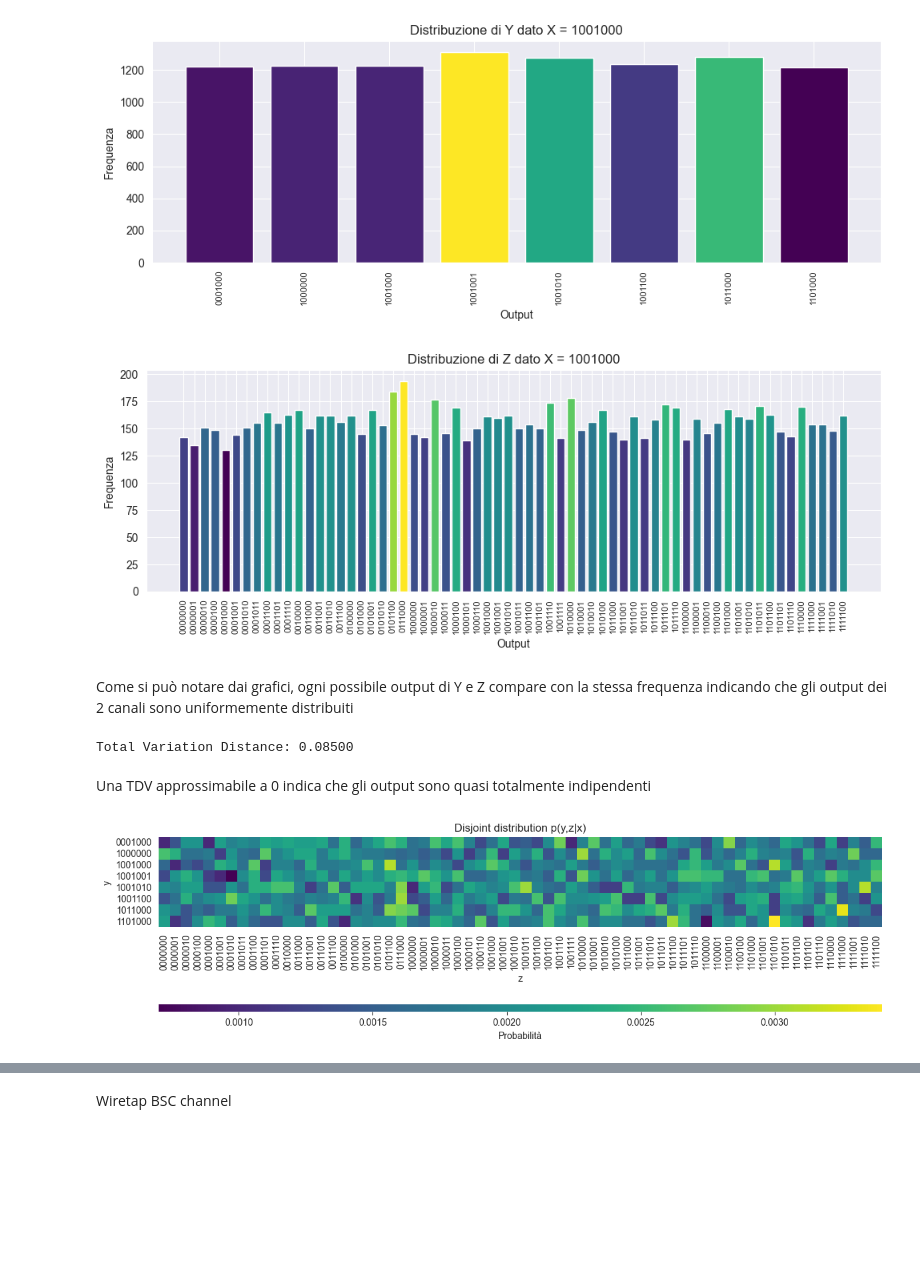
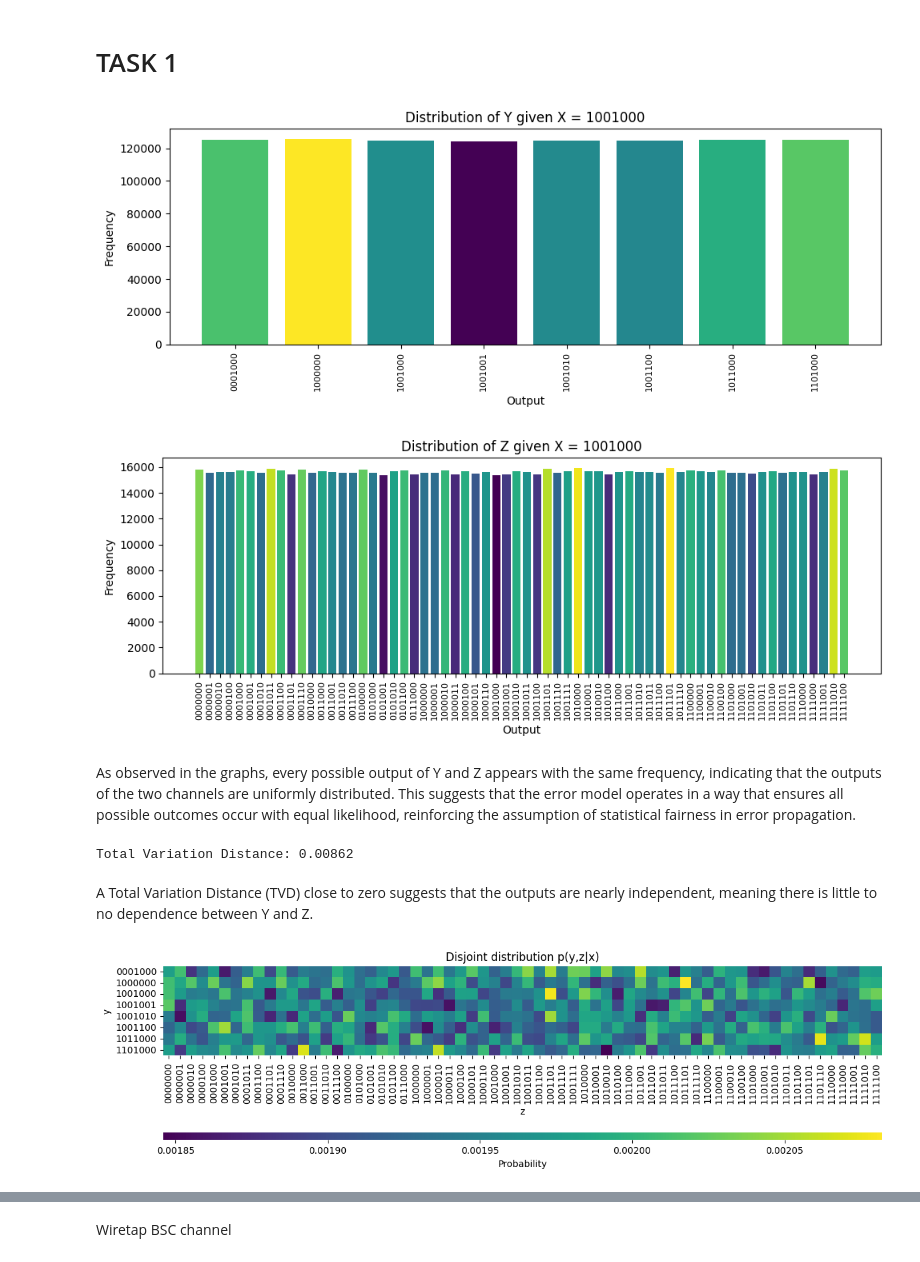
Before and after one commit to Symon02/Information-Security, a Jupyter notebook: lab2/nb.ipynb, the cells around one changed output, grey strips where cells are left out. Cells and saved outputs as stored; diff of their text form; code cells hidden in the pictures; blank space fills up the shorter version.

```diff
--- a/lab2/nb.ipynb
+++ b/lab2/nb.ipynb
@@ -9,14 +11,15 @@ import numpy as np
 import seaborn as sns
 from tqdm import tqdm
 from statistics import mean, stdev
+# %% [markdown]
+# TASK 1
 # %%
 def hamming_distance(a, b):
+    """Calculate the Hamming distance between two binary strings."""
     return sum(x != y for x, y in zip(a, b))
 
 def generate_error_set(x, max_errors):
-    """
-    Genera tutti i vettori binari a distanza di Hamming ≤ max_errors da x.
-    """
+    """Generate all binary vectors with up to max_errors bit flips from x."""
     n = len(x)
     neighbors = set()
     x_int = int(x, 2)
@@ -33,52 +36,55 @@ def generate_error_set(x, max_errors):
 
 def wiretap_channel(x):
     """
-    Simula il canale wiretap:
-    - y: output del legittimo ricevitore (max 1 errore)
-    - z: output dell'eavesdropper (max 3 errori)
+    Simulate a wiretap channel:
+    - y: legitimate receiver's output (max 1 error)
+    - z: eavesdropper's output (max 3 errors)
     """
     Ty = generate_error_set(x, 1)
     Tz = generate_error_set(x, 3)
     y = random.choice(Ty)
     z = random.choice(Tz)
     return y, z
 
 def run_experiment(x, num_samples=10000):
+    """Run multiple simulations of the wiretap channel."""
     y_samples = []
     z_samples = []
 
     for _ in range(num_samples):
         y, z = wiretap_channel(x)
         y_samples.append(y)
         z_samples.append(z)
 
     return y_samples, z_samples
 
 def plot_distribution(samples, title):
+    """Plot the distribution of channel outputs."""
     counter = Counter(samples)
     labels, counts = zip(*sorted(counter.items()))
     plt.figure(figsize=(10, 4))
     plt.bar(labels, counts, color=plt.get_cmap("viridis")(rescale(counts)))
     plt.xticks(rotation=90, fontsize=8)
     plt.title(title)
     plt.xlabel("Output")
-    plt.ylabel("Frequenza")
+    plt.ylabel("Frequency")
     plt.tight_layout()
     plt.show()
 
 rescale = lambda y: (y - np.min(y)) / (np.max(y) - np.min(y))
 
 x_input = "1001000"
-y_samples, z_samples = run_experiment(x_input, 10000)
-plot_distribution(y_samples, "Distribuzione di Y dato X = 1001000")
-plot_distribution(z_samples, "Distribuzione di Z dato X = 1001000")
+y_samples, z_samples = run_experiment(x_input, 1000000)
+plot_distribution(y_samples, "Distribution of Y given X = 1001000")
+plot_distribution(z_samples, "Distribution of Z given X = 1001000")
 # %% [output]
-[figure, old version]
+[figure, new version]
-[figure, old version]
+[figure, new version]
 # %% [markdown]
-Come si può notare dai grafici, ogni possibile output di Y e Z compare con la stessa frequenza indicando che gli output dei 2 canali sono uniformemente distribuiti
+As observed in the graphs, every possible output of Y and Z appears with the same frequency, indicating that the outputs of the two channels are uniformly distributed. This suggests that the error model operates in a way that ensures all possible outcomes occur with equal likelihood, reinforcing the assumption of statistical fairness in error propagation.
 # %%
 def compute_tvd(y_samples, z_samples):
+    """Compute Total Variation Distance to check independence."""
     joint_counter = Counter(zip(y_samples, z_samples))
     y_counter = Counter(y_samples)
     z_counter = Counter(z_samples)
@@ -98,12 +104,12 @@ def compute_tvd(y_samples, z_samples):
 tvd_value = compute_tvd(y_samples, z_samples)
 print(f"Total Variation Distance: {tvd_value:.5f}")
 # %% [output]
-Total Variation Distance: 0.08500
+Total Variation Distance: 0.00862
 # %% [markdown]
-Una TDV approssimabile a 0 indica che gli output sono quasi totalmente indipendenti
+A Total Variation Distance (TVD) close to zero suggests that the outputs are nearly independent, meaning there is little to no dependence between Y and Z.
 # %%
 def plot_joint_heatmap(y_samples, z_samples, title="Disjoint distribution p(y,z|x)"):
-    # Prendi gli insiemi ordinati di y e z
+    """Plot heatmap of joint probability distribution."""
     y_vals = sorted(set(y_samples))
     z_vals = sorted(set(z_samples))
 
@@ -121,7 +127,11 @@ def plot_joint_heatmap(y_samples, z_samples, title="Disjoint distribution p(y,z|
     joint_matrix /= len(y_samples)
 
     plt.figure(figsize=(12, 8))
-    sns.heatmap(joint_matrix, xticklabels=z_vals, yticklabels=y_vals, cmap="viridis", cbar_kws={'label': 'Probabilità', "orientation": "horizontal", "aspect" : 100}, square=True, )
+    sns.heatmap(
+        joint_matrix, xticklabels=z_vals, yticklabels=y_vals, cmap="viridis",
+        cbar_kws={'label': 'Probability', "orientation": "horizontal", "aspect": 100},
+        square=True
+    )
     plt.title(title)
     plt.xlabel("z")
     plt.ylabel("y")
@@ -130,5 +140,5 @@ def plot_joint_heatmap(y_samples, z_samples, title="Disjoint distribution p(y,z|
 
 plot_joint_heatmap(y_samples, z_samples)
 # %% [output]
-[figure, old version]
+[figure, new version]
 # %% [markdown]
```
Also changed, not shown: parts of 37 cells of this notebook, 1 other file.
